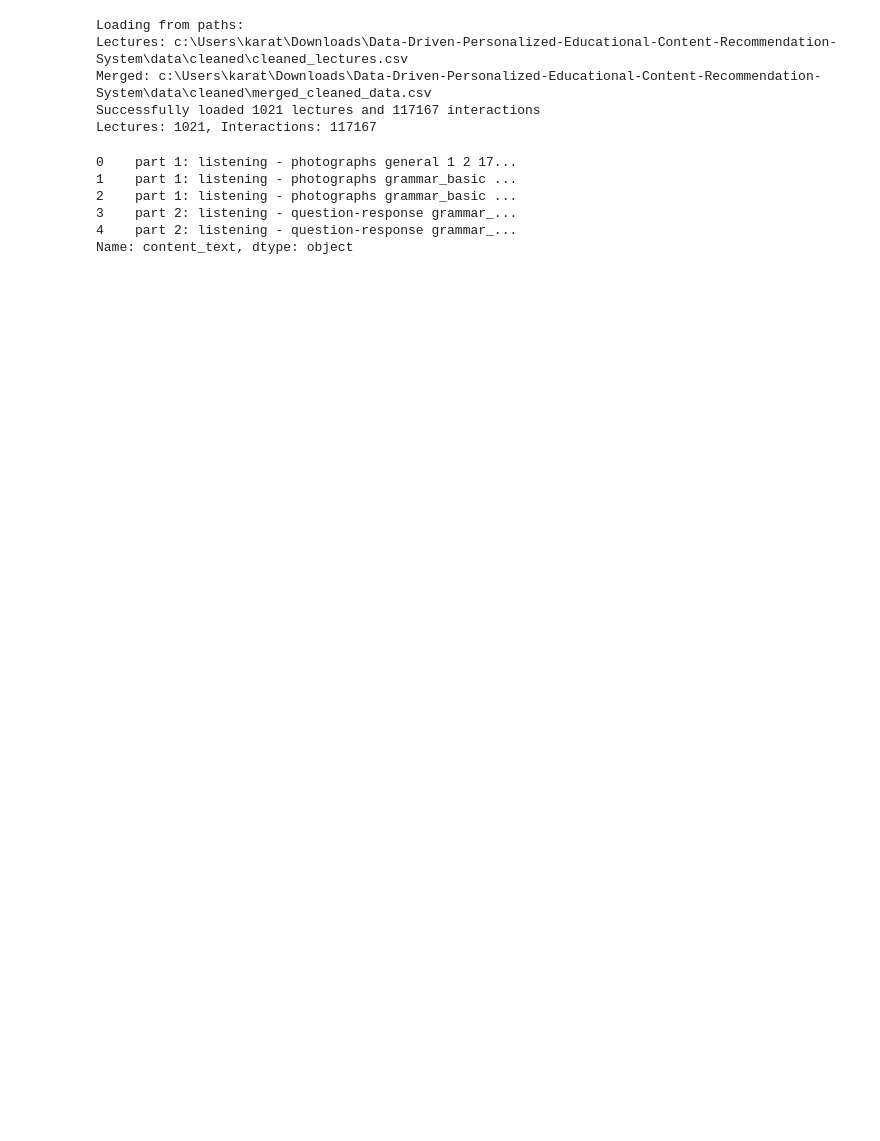
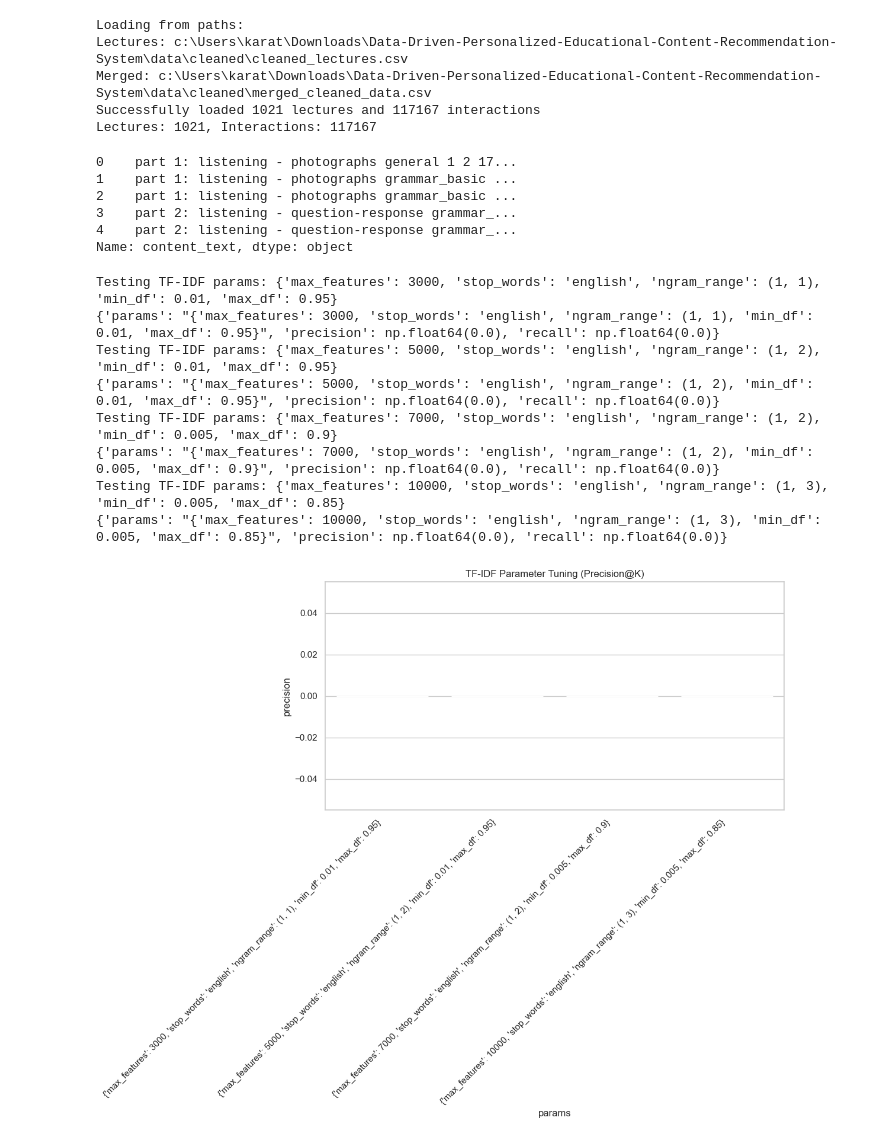
Before and after one commit to maryamzaman30/Data-Driven-Personalized-Educational-Content-Recommendation-System, a Jupyter notebook: notebooks/04_model_tuning.ipynb, the cells around one changed output. Saved outputs shown, nothing was run; the diff lists cells and outputs as text; code cells hidden in the pictures; blank space fills up the shorter version.

Commit message:
further evaluating TF-IDF, saving its result and visualizing it

```diff
--- a/notebooks/04_model_tuning.ipynb
+++ b/notebooks/04_model_tuning.ipynb
@@ -63,0 +99,24 @@ Name: content_text, dtype: object
+# %%
+def get_relevant_fn(user_id):
+    return merged_df[merged_df['user_id'] == user_id]['bundle_id'].unique().tolist()
+
+tfidf_results = tune_tfidf_params(
+    param_grid=tfidf_params_grid,
+    vectorizer_class=TfidfVectorizer,
+    X_raw=bundle_info['content_text'],
+    y_true_fn=lambda: get_users_for_eval(merged_df),
+    recommend_fn_builder=build_recommend_fn,
+    ground_truth_fn=get_relevant_fn,
+    k=10,
+    output_path="../data/cleaned/tfidf_tuning_results_updated.csv"
+)
+# %% [output]
+Testing TF-IDF params: {'max_features': 3000, 'stop_words': 'english', 'ngram_range': (1, 1), 'min_df': 0.01, 'max_df': 0.95}
+{'params': "{'max_features': 3000, 'stop_words': 'english', 'ngram_range': (1, 1), 'min_df': 0.01, 'max_df': 0.95}", 'precision': np.float64(0.0), 'recall': np.float64(0.0)}
+Testing TF-IDF params: {'max_features': 5000, 'stop_words': 'english', 'ngram_range': (1, 2), 'min_df': 0.01, 'max_df': 0.95}
+{'params': "{'max_features': 5000, 'stop_words': 'english', 'ngram_range': (1, 2), 'min_df': 0.01, 'max_df': 0.95}", 'precision': np.float64(0.0), 'recall': np.float64(0.0)}
+Testing TF-IDF params: {'max_features': 7000, 'stop_words': 'english', 'ngram_range': (1, 2), 'min_df': 0.005, 'max_df': 0.9}
+{'params': "{'max_features': 7000, 'stop_words': 'english', 'ngram_range': (1, 2), 'min_df': 0.005, 'max_df': 0.9}", 'precision': np.float64(0.0), 'recall': np.float64(0.0)}
+Testing TF-IDF params: {'max_features': 10000, 'stop_words': 'english', 'ngram_range': (1, 3), 'min_df': 0.005, 'max_df': 0.85}
+{'params': "{'max_features': 10000, 'stop_words': 'english', 'ngram_range': (1, 3), 'min_df': 0.005, 'max_df': 0.85}", 'precision': np.float64(0.0), 'recall': np.float64(0.0)}
+[figure, added]
```
Also changed, not shown: parts of 2 cells of this notebook, 1 other file.
